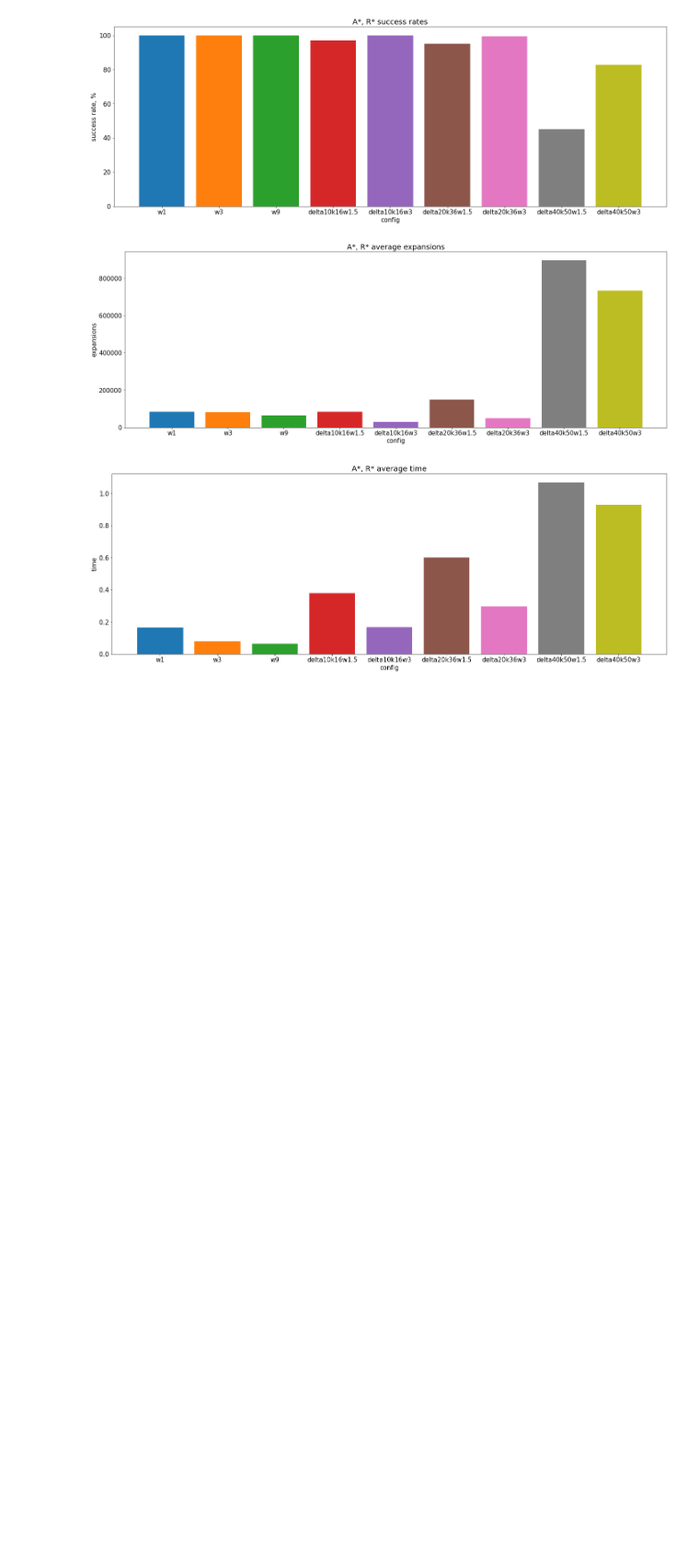
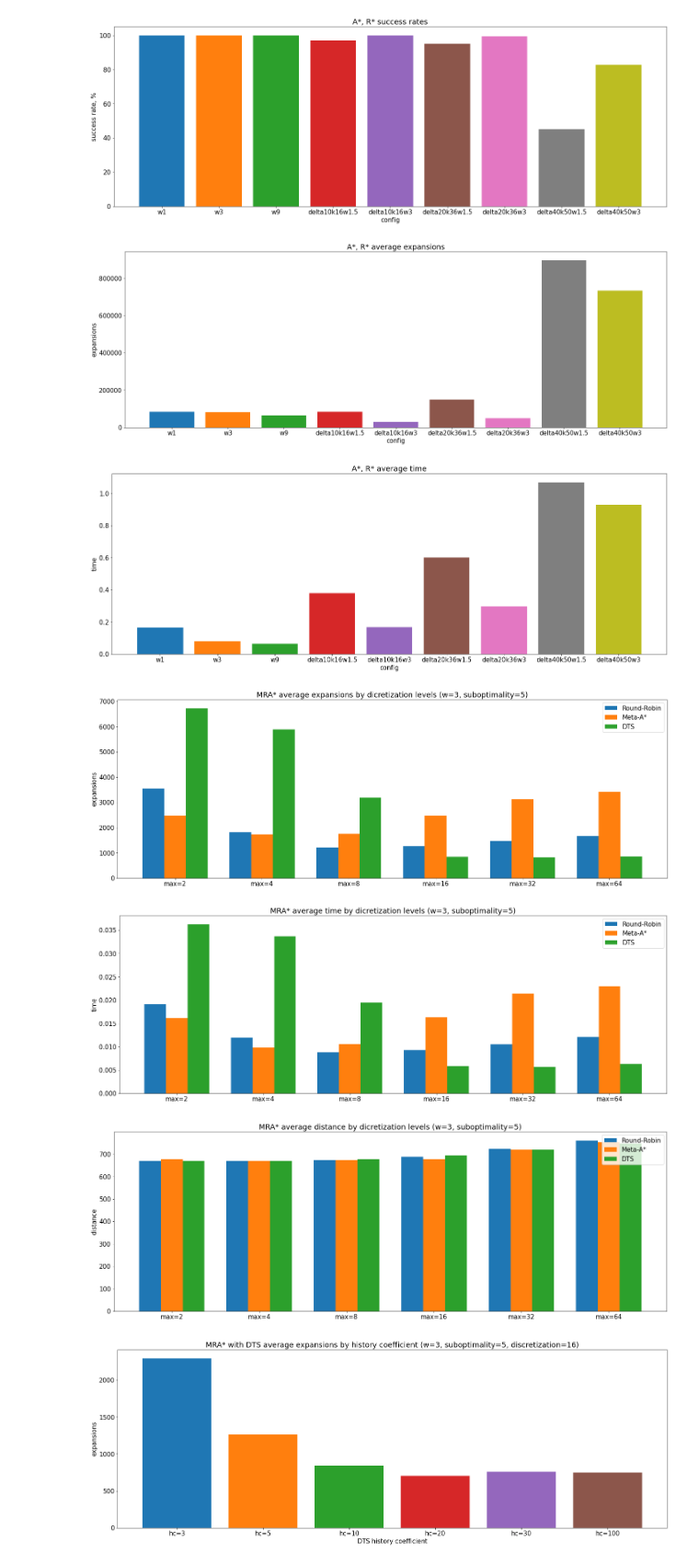
Before and after one commit to vsalavatov/bsse-heuristic-search-rstar-mrastar, a Jupyter notebook: analysis.ipynb, the cells around one changed output. Shown at 92% size. Saved outputs shown, nothing was run; the diff lists cells and outputs as text; code cells hidden in the pictures; blank space fills up the shorter version.

Commit message:
upd config and analysis

```diff
--- a/analysis.ipynb
+++ b/analysis.ipynb
@@ -162,0 +168,8 @@ show_plots(results['cities-newyork'])
+# %%
+def plot_metric_named(name2config, metric, prefix, names, xlabel):
+    plt.xlabel(xlabel)
+    plt.ylabel(metric)
+    order = sorted(extract_prefix(name2config, prefix).keys())
+    for (config_name, bar_name) in zip(order, names):
+        data = calc_average_metrics(name2config[config_name])
+        plt.bar(bar_name, data[metric])
@@ -162,0 +199,42 @@ show_plots(results['cities-newyork'])
+# %%
+def show_mrastar_plots_with_names(map_results):
+    res = map_results['mrastar']
+
+    show_grouped_stats(
+        res,
+        'expansions',
+        ["ncells_rr_", "ncells_ma_", "ncells_dts_"],
+        ["Round-Robin", "Meta-A*", "DTS"],
+        ["max=2", "max=4", "max=8", "max=16", "max=32", "max=64"],
+        'MRA* average expansions by dicretization levels (w=3, suboptimality=5)'
+    )
+
+    show_grouped_stats(
+        res,
+        'time',
+        ["ncells_rr_", "ncells_ma_", "ncells_dts_"],
+        ["Round-Robin", "Meta-A*", "DTS"],
+        ["max=2", "max=4", "max=8", "max=16", "max=32", "max=64"],
+        'MRA* average time by dicretization levels (w=3, suboptimality=5)'
+    )
+
+    show_grouped_stats(
+        res,
+        'distance',
+        ["ncells_rr_", "ncells_ma_", "ncells_dts_"],
+        ["Round-Robin", "Meta-A*", "DTS"],
+        ["max=2", "max=4", "max=8", "max=16", "max=32", "max=64"],
+        'MRA* average distance by dicretization levels (w=3, suboptimality=5)'
+    )
+
+    hc_names = ["hc=3", "hc=5", "hc=10", "hc=20", "hc=30", "hc=100"]
+    plt.title('MRA* with DTS average expansions by history coefficient (w=3, suboptimality=5, discretization=16)')
+    plot_metric_named(res, 'expansions', "hc_", hc_names, 'DTS history coefficient')
+    plt.show()
+# %%
+show_mrastar_plots_with_names(results['sc-broken-steppes'])
+# %% [output]
+[figure, added]
+[figure, added]
+[figure, added]
+[figure, added]
```
Also changed, not shown: parts of 12 cells of this notebook, 1 other file.
